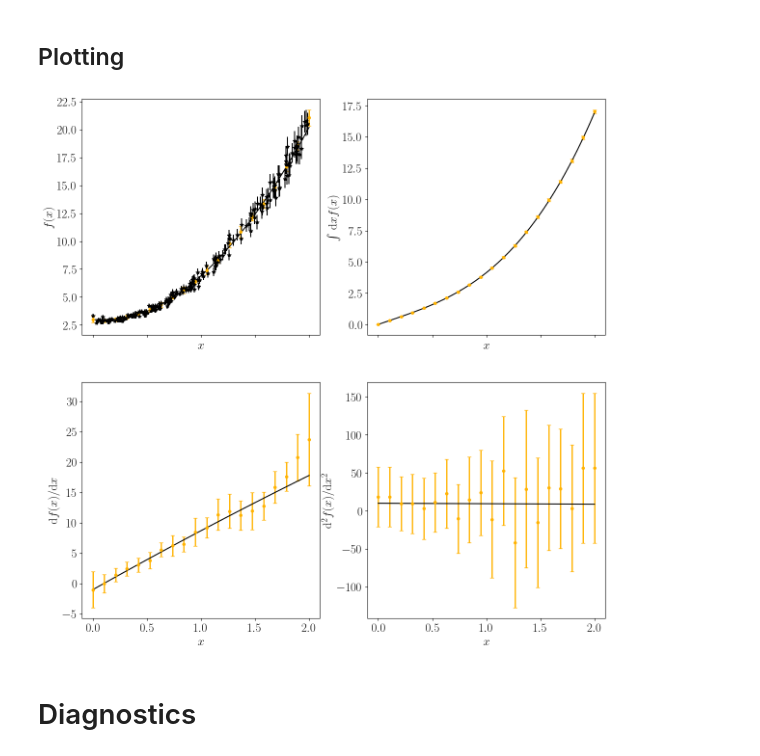
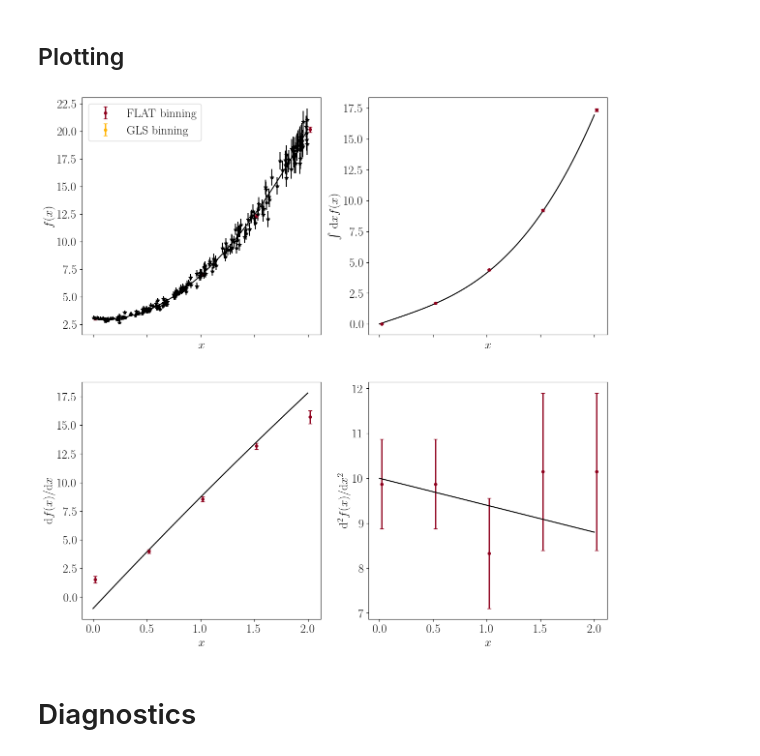
Before and after one commit to matmartinelli/CoRe, a Jupyter notebook: DEMO-Binning.ipynb, the cells around one changed output. Drawn from its saved outputs; the diff is of its cells as text; code cells hidden in the pictures.

```diff
--- a/DEMO-Binning.ipynb
+++ b/DEMO-Binning.ipynb
@@ -109,7 +109,7 @@ errors = abs(thvals)*err_fac/100
 dataset['f'] = np.random.normal(thvals,errors)
 dataset['f_err'] = errors
 
-covmat = pd.DataFrame(np.diag(errors*2),columns=['f_{}'+format(ind) for ind in range(len(dataset['x']))])
+covmat = pd.DataFrame(np.diag(errors*2),columns=['f_{}'.format(ind) for ind in range(len(dataset['x']))])
 covmat.index = covmat.columns
 # %%
 xplot = np.linspace(xmin,xmax,100)
@@ -136,5 +136,6 @@ from reconstruction_tools.Binning import BinnedCalculator
 The first step is to reduce the data in the $x$ values of interest
 # %%
 binning_results = {}
-methods = ['FLAT']
+methods = []
+colors = [red,yellow]
 # %% [markdown]
@@ -189,12 +190,13 @@ where the vector multiplications is element-wise, and $G_{\text{new}}$ is the ph
 
 **WARNING: All this thing might explode if one bin is empty**
 # %%
-for method in methods:
-    bin_engine = BinnedCalculator(dataset,covmat,method=method)
-    f_new,C_new = bin_engine.flat_residual_binning(x_recon,fiducial=theory_model['f'])
-    binning_results[method] = {'f': f_new,
-                               'covmat': C_new,
-                               'class': bin_engine}
+bin_engine = BinnedCalculator(dataset,covmat,method='FLAT')
+f_new,C_new = bin_engine.flat_residual_binning(x_recon,fiducial=theory_model['f'])
+binning_results['FLAT'] = {'f': f_new,
+                           'covmat': C_new,
+                           'class': bin_engine}
+
+methods = methods + ['FLAT']
 # %% [markdown]
 ### Checking flat binning residual
 
@@ -219,0 +224,9 @@ if 'FLAT' in binning_results:
+# %%
+bin_engine = BinnedCalculator(dataset,covmat,method='GLS')
+f_new,C_new = bin_engine.GLS_binning(x_recon)
+binning_results['GLS'] = {'f': f_new,
+                           'covmat': C_new,
+                           'class': bin_engine}
+
+methods = methods + ['GLS']
+print(f_new)
@@ -366,38 +364,42 @@ for name,recon in binning_results.items():
 results = pd.concat(dfs,ignore_index=True)
 # %%
 xplot = np.linspace(xmin,xmax,100)
+x_shift = 0.02
 fig,axes = plt.subplots(nrows=2,ncols=2,sharey=False,sharex=True,figsize=(14,14))
 
 for ind,deriv in enumerate(possible_derivatives):
     if ind == 0:
         i = 0
         j = 0
         label = y_label
     elif ind == 1:
         i = 0
         j = 1
         label = r'$\int$ d'+x_label+''+y_label
     elif ind == 2:
         i = 1
         j = 0
         label = r'd'+y_label+'/d'+x_label
     elif ind == 3:
         i = 1
         j = 1
         label = r'd$^2$'+y_label+'/d'+x_label+r'$^2$'
 
-    for method in results['Method'].unique():
-        df = results[results['Method']==method]
-        axes[i,j].errorbar(df['x'],df[deriv],yerr=df[deriv+'_err'],ls='',color=yellow,alpha=1,
-                           fmt='o',ms=4,capsize=3,elinewidth=2.0,label=method+' binning')
+    m = 0
+    for name,recon in binning_results.items():
+        df = recon['final_df']
+        axes[i,j].errorbar(df['x']+x_shift*(-1)**m,df[deriv],yerr=df[deriv+'_err'],ls='',color=colors[m],alpha=1,
+                           fmt='o',ms=4,capsize=3,elinewidth=2.0,label=name+' binning')
+        m += 1
 
     axes[i,j].plot(xplot,theory_model[deriv](xplot),color='black')
     if deriv == 'f':
         axes[i,j].errorbar(dataset['x'],dataset[deriv],yerr=dataset[deriv+'_err'],color='black',ls='',marker='*')
     axes[i,j].set_xlabel(x_label)
     axes[i,j].set_ylabel(label)
+axes[0,0].legend(loc='best');
 # %% [output]
-[figure, old version]
+[figure, new version]
 # %% [markdown]
 # Diagnostics
 # %%
```
Also changed, not shown: parts of 29 cells of this notebook, 19 other files.
